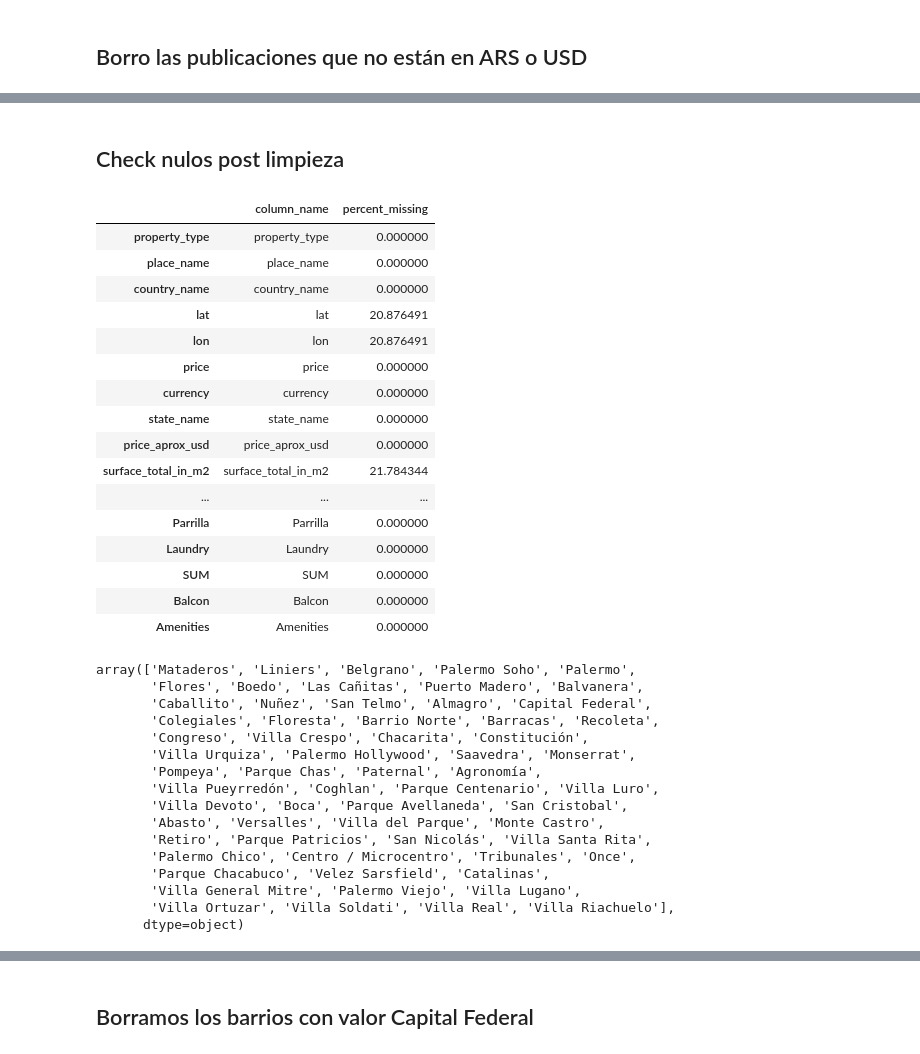
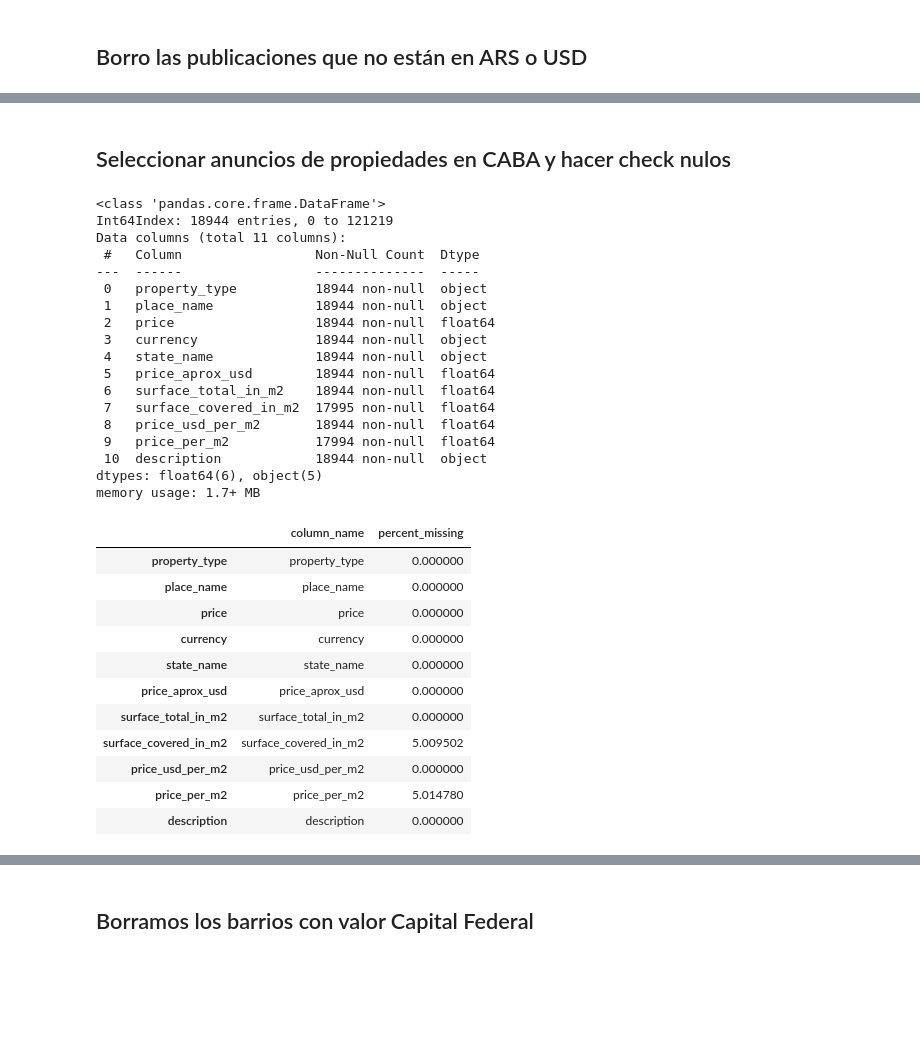
Before and after one commit to snjauregui/notebooks, a Jupyter notebook: TP2_Properati.ipynb, the cells around one changed output, grey strips where cells are left out. Drawn from its saved outputs; the diff is of its cells as text; code cells hidden in the pictures; blank space fills up the shorter version.

```diff
--- a/TP2_Properati.ipynb
+++ b/TP2_Properati.ipynb
@@ -132,9 +121,6 @@ properatti_data.head(5)
 properatti_data = properatti_data[[
  'property_type',
  'place_name',
- 'country_name',
- 'lat',
- 'lon',
  'price',
  'currency',
  'state_name',
@@ -145,5 +131,5 @@ properatti_data = properatti_data[[
  'price_per_m2',
  'description']]
 
-properatti_data.head()
+properatti_data.head(3)
 # %% [output]
@@ -169,0 +154,4 @@ properatti_data.head(5)
+# %%
+
+properatti_data = properatti_data[properatti_data['price_usd_per_m2'].notnull() & properatti_data['price_usd_per_m2']>0]
+properatti_data.info()
@@ -324,47 +229,42 @@ dtype: int64
-# %% [markdown]
-## Check nulos post limpieza
+# %% [markdown]
+## Seleccionar anuncios de propiedades en CABA y hacer check nulos
 # %%
+###Seleccionar solo los anuncios de propiedades en CABA y chequear los nulos
 properatti_data_caba = properatti_data[properatti_data["state_name"] == 'Capital Federal']
-
+properatti_data_caba.info()
 
 percent_missing = properatti_data_caba.isnull().sum() * 100 / len(properatti_data_caba)
 missing_value_df = pd.DataFrame({'column_name': properatti_data_caba.columns,
                                  'percent_missing': percent_missing})
 missing_value_df
 # %% [output]
+<class 'pandas.core.frame.DataFrame'>
+Int64Index: 18944 entries, 0 to 121219
+Data columns (total 11 columns):
+ #   Column                 Non-Null Count  Dtype
+---  ------                 --------------  -----
+ 0   property_type          18944 non-null  object
+ 1   place_name             18944 non-null  object
+ 2   price                  18944 non-null  float64
+ 3   currency               18944 non-null  object
+ 4   state_name             18944 non-null  object
+ 5   price_aprox_usd        18944 non-null  float64
+ 6   surface_total_in_m2    18944 non-null  float64
+ 7   surface_covered_in_m2  17995 non-null  float64
+ 8   price_usd_per_m2       18944 non-null  float64
+ 9   price_per_m2           17994 non-null  float64
+ 10  description            18944 non-null  object
+dtypes: float64(6), object(5)
+memory usage: 1.7+ MB
 |  | column_name | percent_missing |
 | property_type | property_type | 0.000000 |
 | place_name | place_name | 0.000000 |
-| country_name | country_name | 0.000000 |
-| lat | lat | 20.876491 |
-| lon | lon | 20.876491 |
 | price | price | 0.000000 |
 | currency | currency | 0.000000 |
 | state_name | state_name | 0.000000 |
 | price_aprox_usd | price_aprox_usd | 0.000000 |
-| surface_total_in_m2 | surface_total_in_m2 | 21.784344 |
-| ... | ... | ... |
-| Parrilla | Parrilla | 0.000000 |
-| Laundry | Laundry | 0.000000 |
-| SUM | SUM | 0.000000 |
-| Balcon | Balcon | 0.000000 |
-| Amenities | Amenities | 0.000000 |
+| surface_total_in_m2 | surface_total_in_m2 | 0.000000 |
+| surface_covered_in_m2 | surface_covered_in_m2 | 5.009502 |
+| price_usd_per_m2 | price_usd_per_m2 | 0.000000 |
+| price_per_m2 | price_per_m2 | 5.014780 |
+| description | description | 0.000000 |
-# %%
-properatti_data_caba.place_name.unique()
-# %% [output]
-array(['Mataderos', 'Liniers', 'Belgrano', 'Palermo Soho', 'Palermo',
-       'Flores', 'Boedo', 'Las Cañitas', 'Puerto Madero', 'Balvanera',
-       'Caballito', 'Nuñez', 'San Telmo', 'Almagro', 'Capital Federal',
-       'Colegiales', 'Floresta', 'Barrio Norte', 'Barracas', 'Recoleta',
-       'Congreso', 'Villa Crespo', 'Chacarita', 'Constitución',
-       'Villa Urquiza', 'Palermo Hollywood', 'Saavedra', 'Monserrat',
-       'Pompeya', 'Parque Chas', 'Paternal', 'Agronomía',
-       'Villa Pueyrredón', 'Coghlan', 'Parque Centenario', 'Villa Luro',
-       'Villa Devoto', 'Boca', 'Parque Avellaneda', 'San Cristobal',
-       'Abasto', 'Versalles', 'Villa del Parque', 'Monte Castro',
-       'Retiro', 'Parque Patricios', 'San Nicolás', 'Villa Santa Rita',
-       'Palermo Chico', 'Centro / Microcentro', 'Tribunales', 'Once',
-       'Parque Chacabuco', 'Velez Sarsfield', 'Catalinas',
-       'Villa General Mitre', 'Palermo Viejo', 'Villa Lugano',
-       'Villa Ortuzar', 'Villa Soldati', 'Villa Real', 'Villa Riachuelo'],
-      dtype=object)
```
Also changed, not shown: parts of 86 cells of this notebook.
